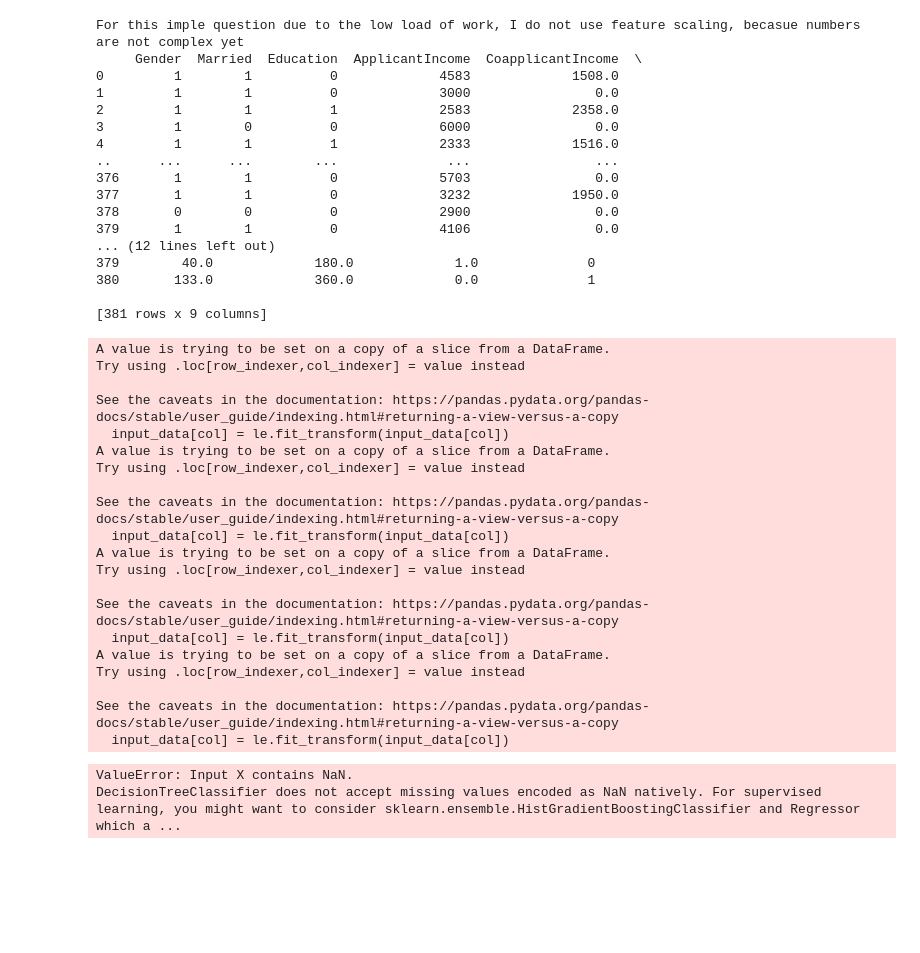
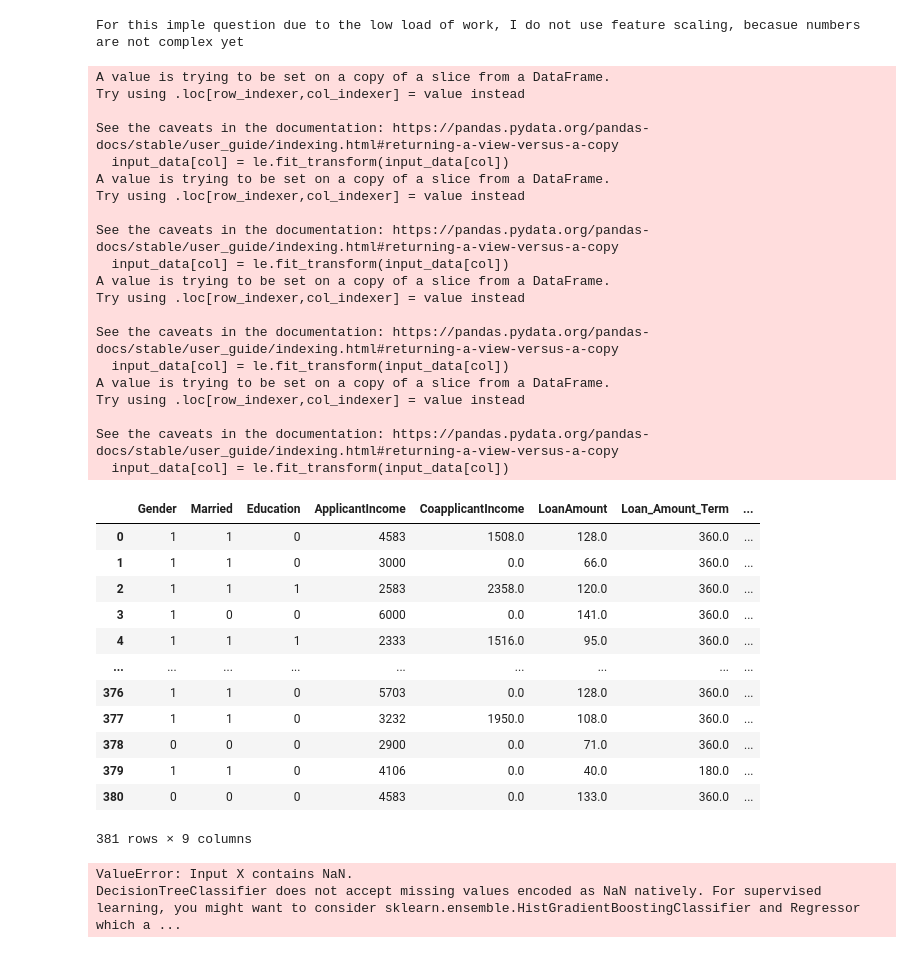
Before and after one commit to lc0312/COSC502, a Jupyter notebook: hw5_Liu.ipynb, the cells around one changed output. Saved outputs shown, nothing was run; the diff lists cells and outputs as text; code cells hidden in the pictures; blank space fills up the shorter version.

```diff
--- a/hw5_Liu.ipynb
+++ b/hw5_Liu.ipynb
@@ -102,50 +102,47 @@ le = preprocessing.LabelEncoder()
 
 #input_data = pd.get_dummies(data=input_data, columns=['Gender', 'Married', 'Education', 'Property_Area'])
 
 for col in ('Gender', 'Married', 'Education', 'Property_Area'):
     input_data[col] = le.fit_transform(input_data[col])
 
 print ('For this imple question due to the low load of work, I do not use feature scaling, becasue numbers are not complex yet')
 
-print (input_data)
+input_data
 # %% [output]
 For this imple question due to the low load of work, I do not use feature scaling, becasue numbers are not complex yet
-     Gender  Married  Education  ApplicantIncome  CoapplicantIncome  \
-0         1        1          0             4583             1508.0
-1         1        1          0             3000                0.0
-2         1        1          1             2583             2358.0
-3         1        0          0             6000                0.0
-4         1        1          1             2333             1516.0
-..      ...      ...        ...              ...                ...
-376       1        1          0             5703                0.0
-377       1        1          0             3232             1950.0
-378       0        0          0             2900                0.0
-379       1        1          0             4106                0.0
-... (12 lines left out)
-379        40.0             180.0             1.0              0
-380       133.0             360.0             0.0              1
-
-[381 rows x 9 columns]
 A value is trying to be set on a copy of a slice from a DataFrame.
 Try using .loc[row_indexer,col_indexer] = value instead
 
 See the caveats in the documentation: https://pandas.pydata.org/pandas-docs/stable/user_guide/indexing.html#returning-a-view-versus-a-copy
   input_data[col] = le.fit_transform(input_data[col])
 A value is trying to be set on a copy of a slice from a DataFrame.
 Try using .loc[row_indexer,col_indexer] = value instead
 
 See the caveats in the documentation: https://pandas.pydata.org/pandas-docs/stable/user_guide/indexing.html#returning-a-view-versus-a-copy
   input_data[col] = le.fit_transform(input_data[col])
 A value is trying to be set on a copy of a slice from a DataFrame.
 Try using .loc[row_indexer,col_indexer] = value instead
 
 See the caveats in the documentation: https://pandas.pydata.org/pandas-docs/stable/user_guide/indexing.html#returning-a-view-versus-a-copy
   input_data[col] = le.fit_transform(input_data[col])
 A value is trying to be set on a copy of a slice from a DataFrame.
 Try using .loc[row_indexer,col_indexer] = value instead
 
 See the caveats in the documentation: https://pandas.pydata.org/pandas-docs/stable/user_guide/indexing.html#returning-a-view-versus-a-copy
   input_data[col] = le.fit_transform(input_data[col])
+|  | Gender | Married | Education | ApplicantIncome | CoapplicantIncome | LoanAmount | Loan_Amount_Term | ... |
+| 0 | 1 | 1 | 0 | 4583 | 1508.0 | 128.0 | 360.0 | ... |
+| 1 | 1 | 1 | 0 | 3000 | 0.0 | 66.0 | 360.0 | ... |
+| 2 | 1 | 1 | 1 | 2583 | 2358.0 | 120.0 | 360.0 | ... |
+| 3 | 1 | 0 | 0 | 6000 | 0.0 | 141.0 | 360.0 | ... |
+| 4 | 1 | 1 | 1 | 2333 | 1516.0 | 95.0 | 360.0 | ... |
+| ... | ... | ... | ... | ... | ... | ... | ... | ... |
+| 376 | 1 | 1 | 0 | 5703 | 0.0 | 128.0 | 360.0 | ... |
+| 377 | 1 | 1 | 0 | 3232 | 1950.0 | 108.0 | 360.0 | ... |
+| 378 | 0 | 0 | 0 | 2900 | 0.0 | 71.0 | 360.0 | ... |
+| 379 | 1 | 1 | 0 | 4106 | 0.0 | 40.0 | 180.0 | ... |
+| 380 | 0 | 0 | 0 | 4583 | 0.0 | 133.0 | 360.0 | ... |
+381 rows × 9 columns
 # %%
 # c) Classify the data set (20% test, 80% training) using Decision Tree and Random Forest classifier
 
```
Also changed, not shown: parts of 3 cells of this notebook.
